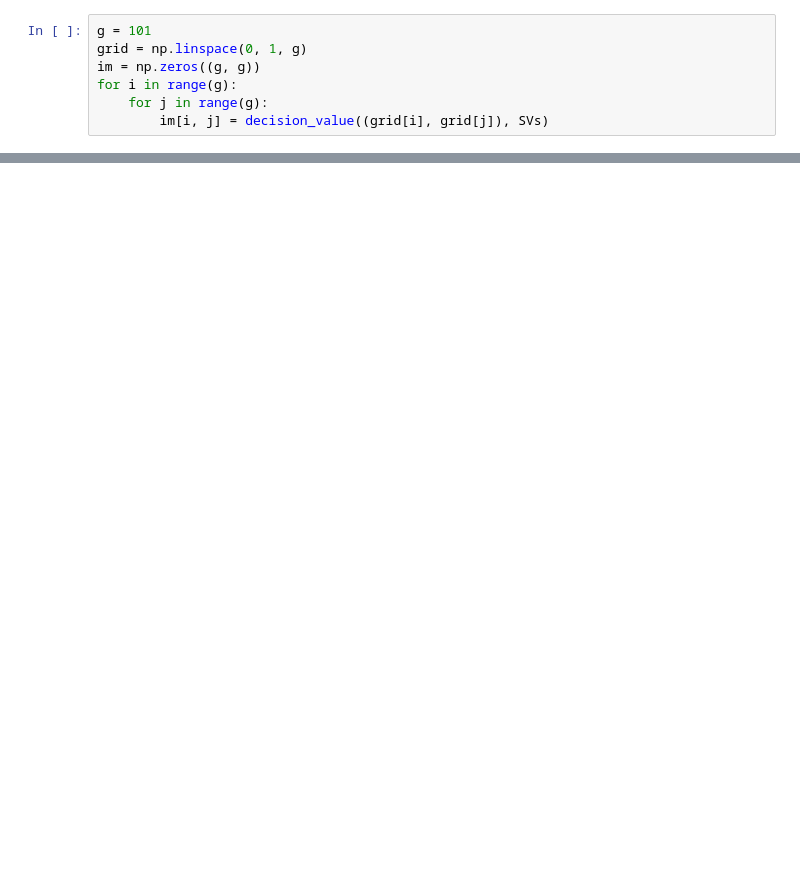
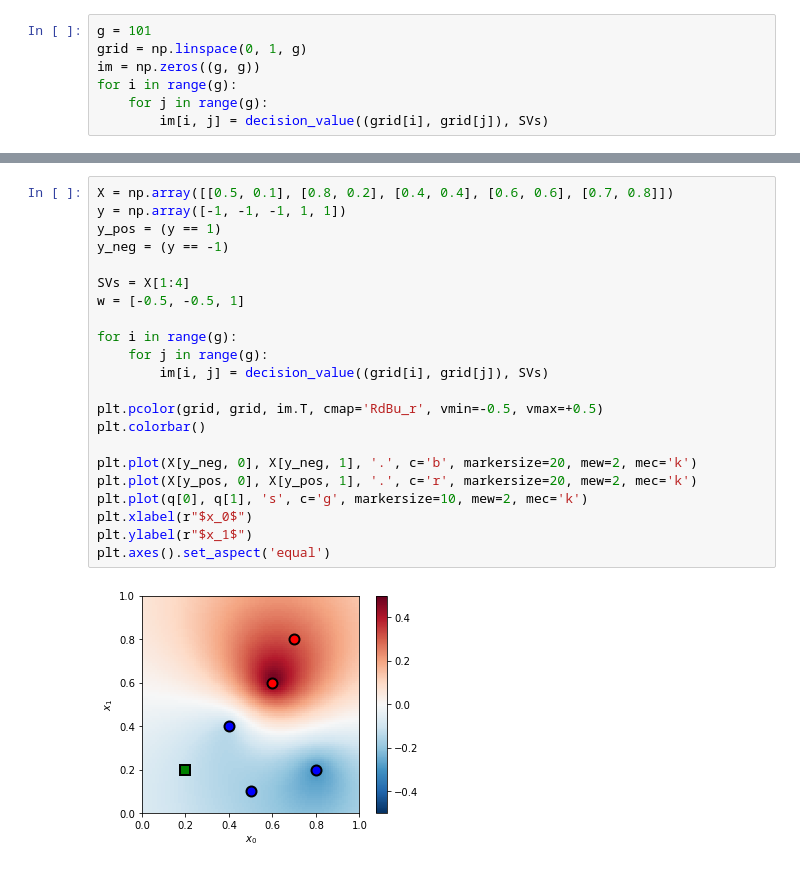
Before and after one commit to jmmcd/ML-snippets, a Jupyter notebook: SVM/SVM_implicit_feature_space.ipynb, the cells around one changed output, grey strips where cells are left out. Saved outputs shown, nothing was run; the diff lists cells and outputs as text; blank space fills up the shorter version.

```diff
--- a/SVM/SVM_implicit_feature_space.ipynb
+++ b/SVM/SVM_implicit_feature_space.ipynb
@@ -144,3 +151,27 @@ Hey, why isn't the decision boundary non-linear as promised? Well, because we on
+# %%
+X = np.array([[0.5, 0.1], [0.8, 0.2], [0.4, 0.4], [0.6, 0.6], [0.7, 0.8]])
+y = np.array([-1, -1, -1, 1, 1])
+y_pos = (y == 1)
+y_neg = (y == -1)
+
+SVs = X[1:4]
+w = [-0.5, -0.5, 1]
+
+for i in range(g):
+    for j in range(g):
+        im[i, j] = decision_value((grid[i], grid[j]), SVs)
+
+plt.pcolor(grid, grid, im.T, cmap='RdBu_r', vmin=-0.5, vmax=+0.5)
+plt.colorbar()
+
+plt.plot(X[y_neg, 0], X[y_neg, 1], '.', c='b', markersize=20, mew=2, mec='k')
+plt.plot(X[y_pos, 0], X[y_pos, 1], '.', c='r', markersize=20, mew=2, mec='k')
+plt.plot(q[0], q[1], 's', c='g', markersize=10, mew=2, mec='k')
+plt.xlabel(r"$x_0$")
+plt.ylabel(r"$x_1$")
+plt.axes().set_aspect('equal')
+# %% [output]
+[figure, added]
 # %% [markdown]
 Conclusion
 ---
```
Also changed, not shown: parts of 11 cells of this notebook.
